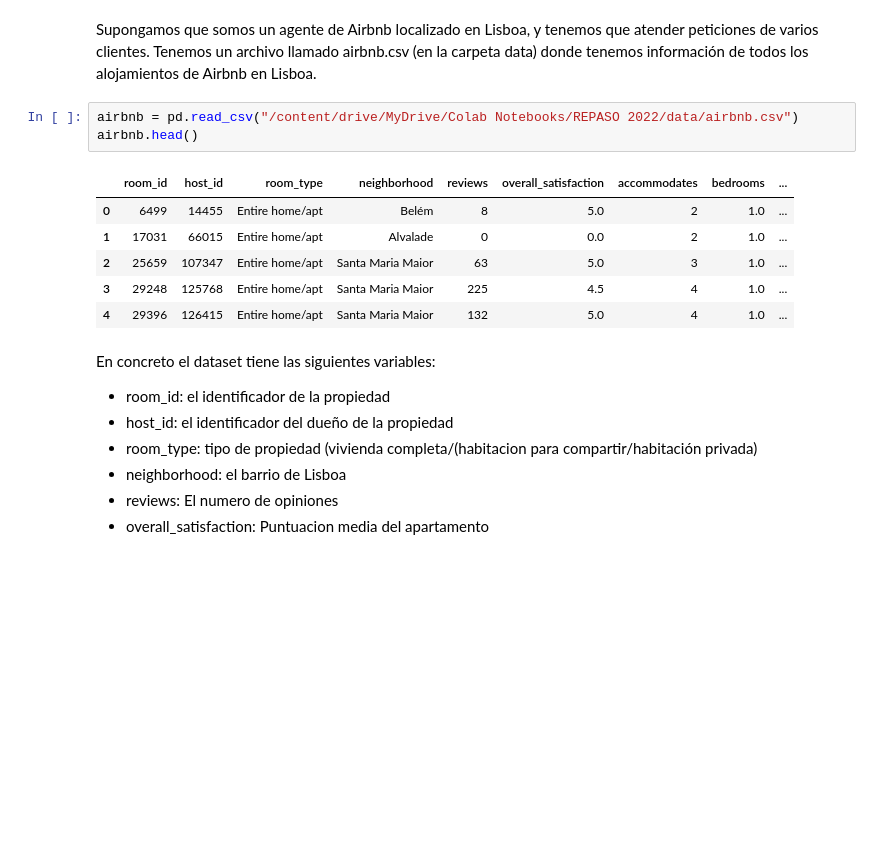
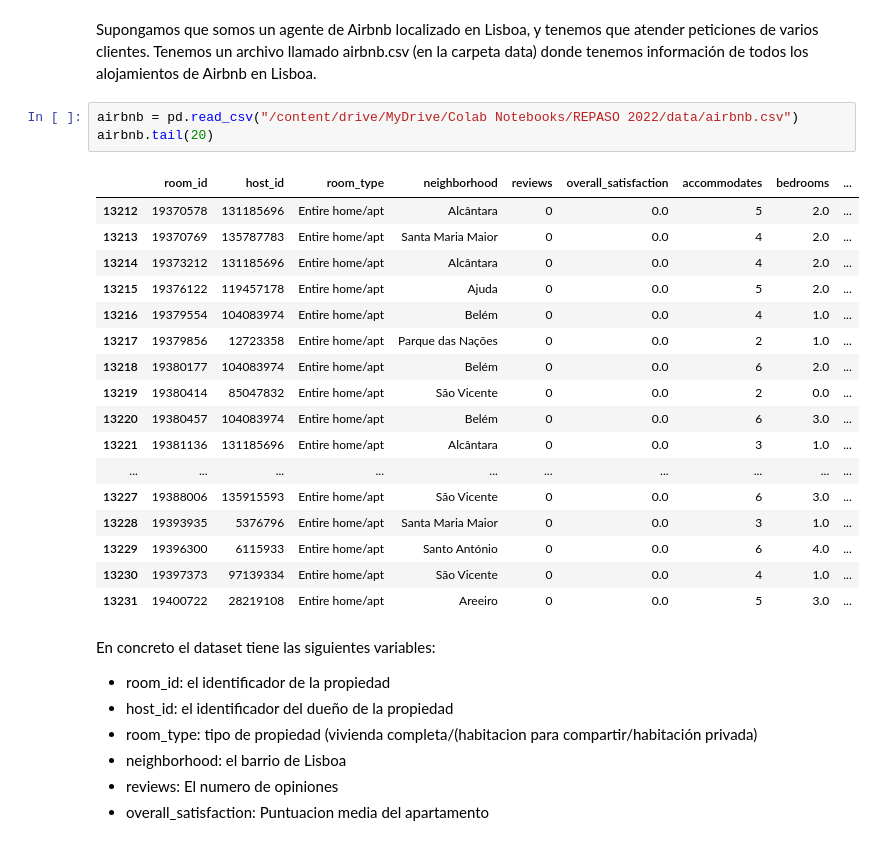
Before and after one commit to MatiasSolisBello/Intro-MachineLearning-v2, a Jupyter notebook: 02_Introduccion_a_Pandas.ipynb, the cells around one changed output. Saved outputs shown, nothing was run; the diff lists cells and outputs as text; blank space fills up the shorter version.

```diff
--- a/02_Introduccion_a_Pandas.ipynb
+++ b/02_Introduccion_a_Pandas.ipynb
@@ -163,14 +164,25 @@ avengers
 Supongamos que somos un agente de Airbnb localizado en Lisboa, y tenemos que atender peticiones de varios clientes. Tenemos un archivo llamado airbnb.csv (en la carpeta data) donde tenemos información de todos los alojamientos de Airbnb en Lisboa.
 # %%
 airbnb = pd.read_csv("/content/drive/MyDrive/Colab Notebooks/REPASO 2022/data/airbnb.csv")
-airbnb.head()
+airbnb.tail(20)
 # %% [output]
 |  | room_id | host_id | room_type | neighborhood | reviews | overall_satisfaction | accommodates | bedrooms | ... |
-| 0 | 6499 | 14455 | Entire home/apt | Belém | 8 | 5.0 | 2 | 1.0 | ... |
-| 1 | 17031 | 66015 | Entire home/apt | Alvalade | 0 | 0.0 | 2 | 1.0 | ... |
-| 2 | 25659 | 107347 | Entire home/apt | Santa Maria Maior | 63 | 5.0 | 3 | 1.0 | ... |
-| 3 | 29248 | 125768 | Entire home/apt | Santa Maria Maior | 225 | 4.5 | 4 | 1.0 | ... |
-| 4 | 29396 | 126415 | Entire home/apt | Santa Maria Maior | 132 | 5.0 | 4 | 1.0 | ... |
+| 13212 | 19370578 | 131185696 | Entire home/apt | Alcântara | 0 | 0.0 | 5 | 2.0 | ... |
+| 13213 | 19370769 | 135787783 | Entire home/apt | Santa Maria Maior | 0 | 0.0 | 4 | 2.0 | ... |
+| 13214 | 19373212 | 131185696 | Entire home/apt | Alcântara | 0 | 0.0 | 4 | 2.0 | ... |
+| 13215 | 19376122 | 119457178 | Entire home/apt | Ajuda | 0 | 0.0 | 5 | 2.0 | ... |
+| 13216 | 19379554 | 104083974 | Entire home/apt | Belém | 0 | 0.0 | 4 | 1.0 | ... |
+| 13217 | 19379856 | 12723358 | Entire home/apt | Parque das Nações | 0 | 0.0 | 2 | 1.0 | ... |
+| 13218 | 19380177 | 104083974 | Entire home/apt | Belém | 0 | 0.0 | 6 | 2.0 | ... |
+| 13219 | 19380414 | 85047832 | Entire home/apt | São Vicente | 0 | 0.0 | 2 | 0.0 | ... |
+| 13220 | 19380457 | 104083974 | Entire home/apt | Belém | 0 | 0.0 | 6 | 3.0 | ... |
+| 13221 | 19381136 | 131185696 | Entire home/apt | Alcântara | 0 | 0.0 | 3 | 1.0 | ... |
+| ... | ... | ... | ... | ... | ... | ... | ... | ... | ... |
+| 13227 | 19388006 | 135915593 | Entire home/apt | São Vicente | 0 | 0.0 | 6 | 3.0 | ... |
+| 13228 | 19393935 | 5376796 | Entire home/apt | Santa Maria Maior | 0 | 0.0 | 3 | 1.0 | ... |
+| 13229 | 19396300 | 6115933 | Entire home/apt | Santo António | 0 | 0.0 | 6 | 4.0 | ... |
+| 13230 | 19397373 | 97139334 | Entire home/apt | São Vicente | 0 | 0.0 | 4 | 1.0 | ... |
+| 13231 | 19400722 | 28219108 | Entire home/apt | Areeiro | 0 | 0.0 | 5 | 3.0 | ... |
 # %% [markdown]
 En concreto el dataset tiene las siguientes variables:
 
```
Also changed, not shown: parts of 3 cells of this notebook.
